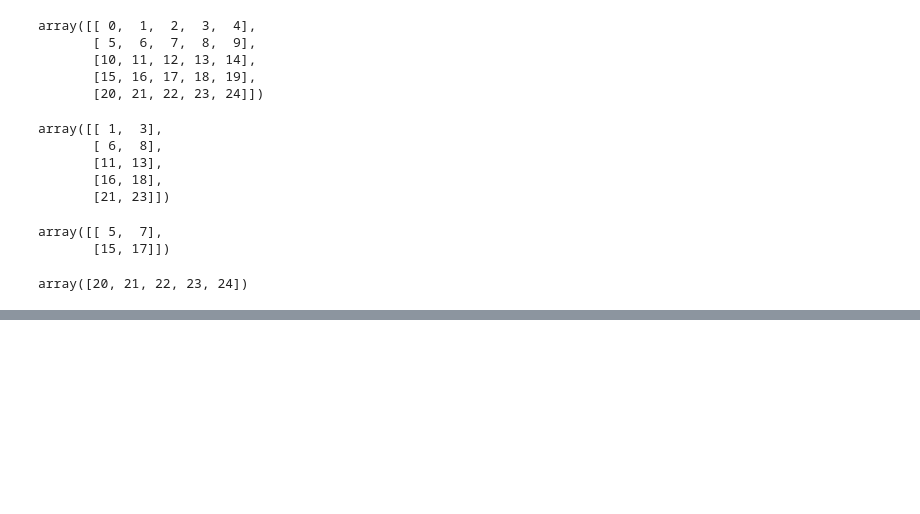
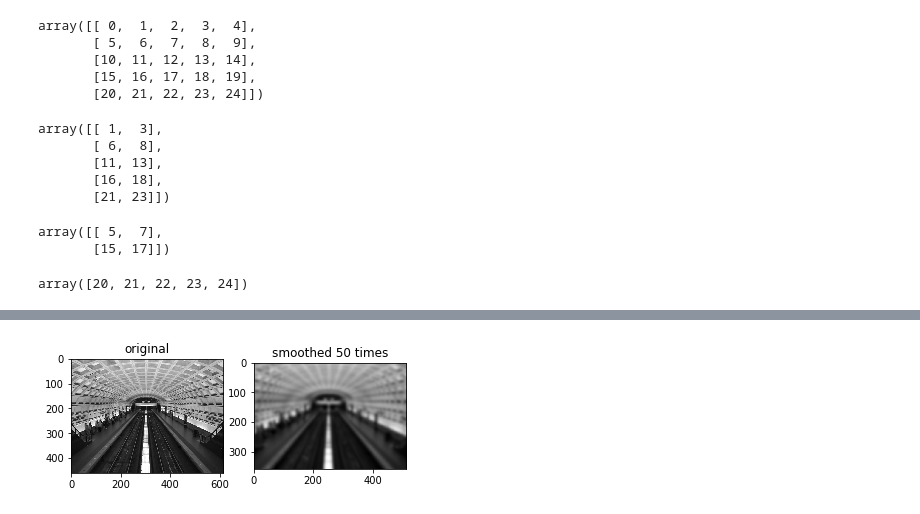
Before and after one commit to sushtend/100-days-of-ml-code, a Jupyter notebook: code/ml/Numpy/Introduction/02 Introduction to Numerical Computing with NumPy.ipynb, the cells around one changed output, grey strips where cells are left out. Drawn from its saved outputs; the diff is of its cells as text; code cells hidden in the pictures; blank space fills up the shorter version.

```diff
--- a/code/ml/Numpy/Introduction/02 Introduction to Numerical Computing with NumPy.ipynb
+++ b/code/ml/Numpy/Introduction/02 Introduction to Numerical Computing with NumPy.ipynb
@@ -83,0 +143,24 @@ array([20, 21, 22, 23, 24])
+# %%
+# Bonus: Re-filter the image by passing the result image
+#        through the filter again.  Do this 50 times and plot
+#        the resulting image.
+
+for num in range(50):
+    avg_img = smooth(avg_img)
+
+# Plot the original image first
+plt.figure()
+plt.subplot(1,2,1)
+plt.imshow(img)
+plt.title('original')
+
+# Now the filtered image.
+plt.subplot(1,2,2)
+plt.imshow(avg_img)
+plt.title('smoothed 50 times')
+
+assert np.allclose(smooth(img), smooth_loop(img))
+
+plt.show()
+# %% [output]
+[figure, added]
```
Also changed, not shown: parts of 43 cells of this notebook.
